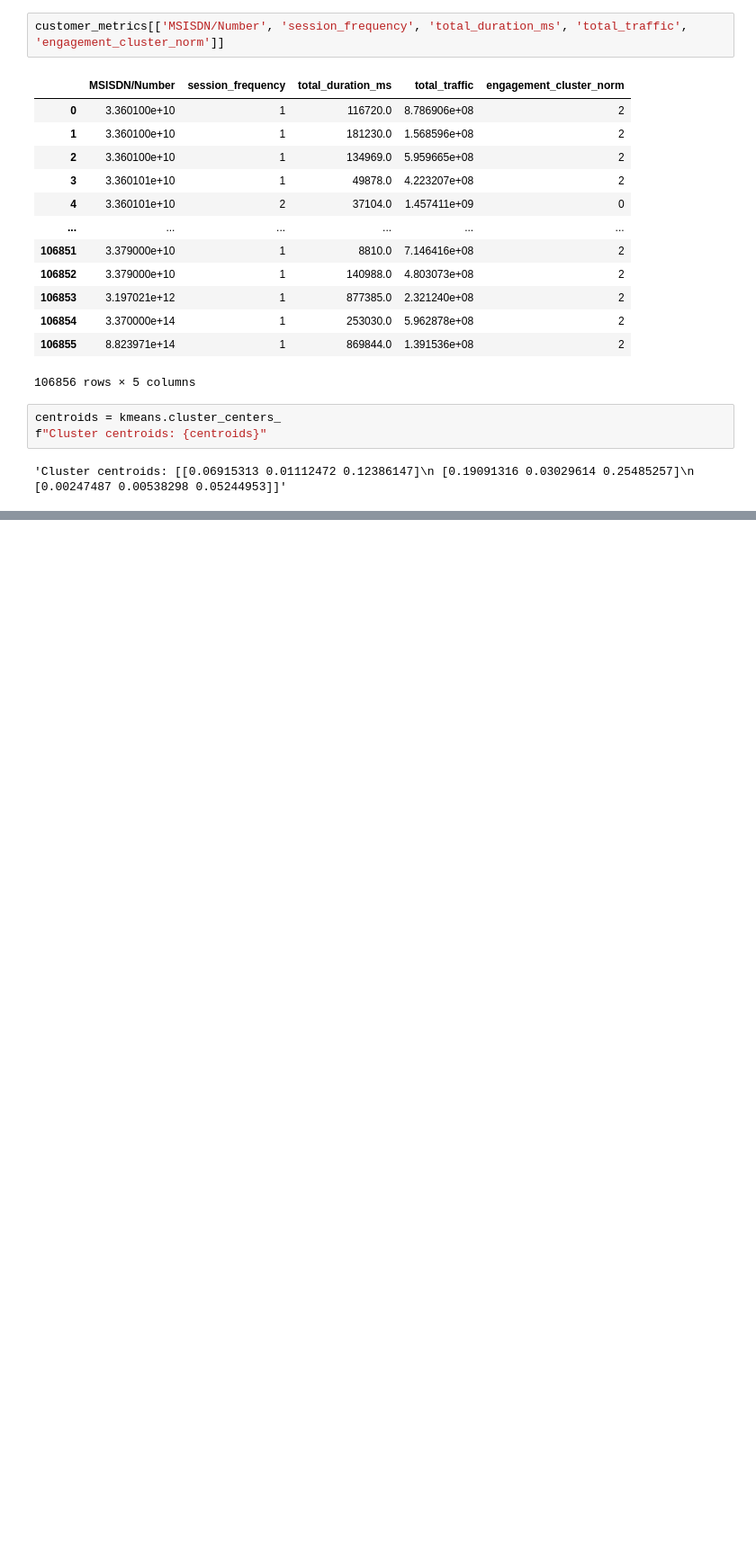
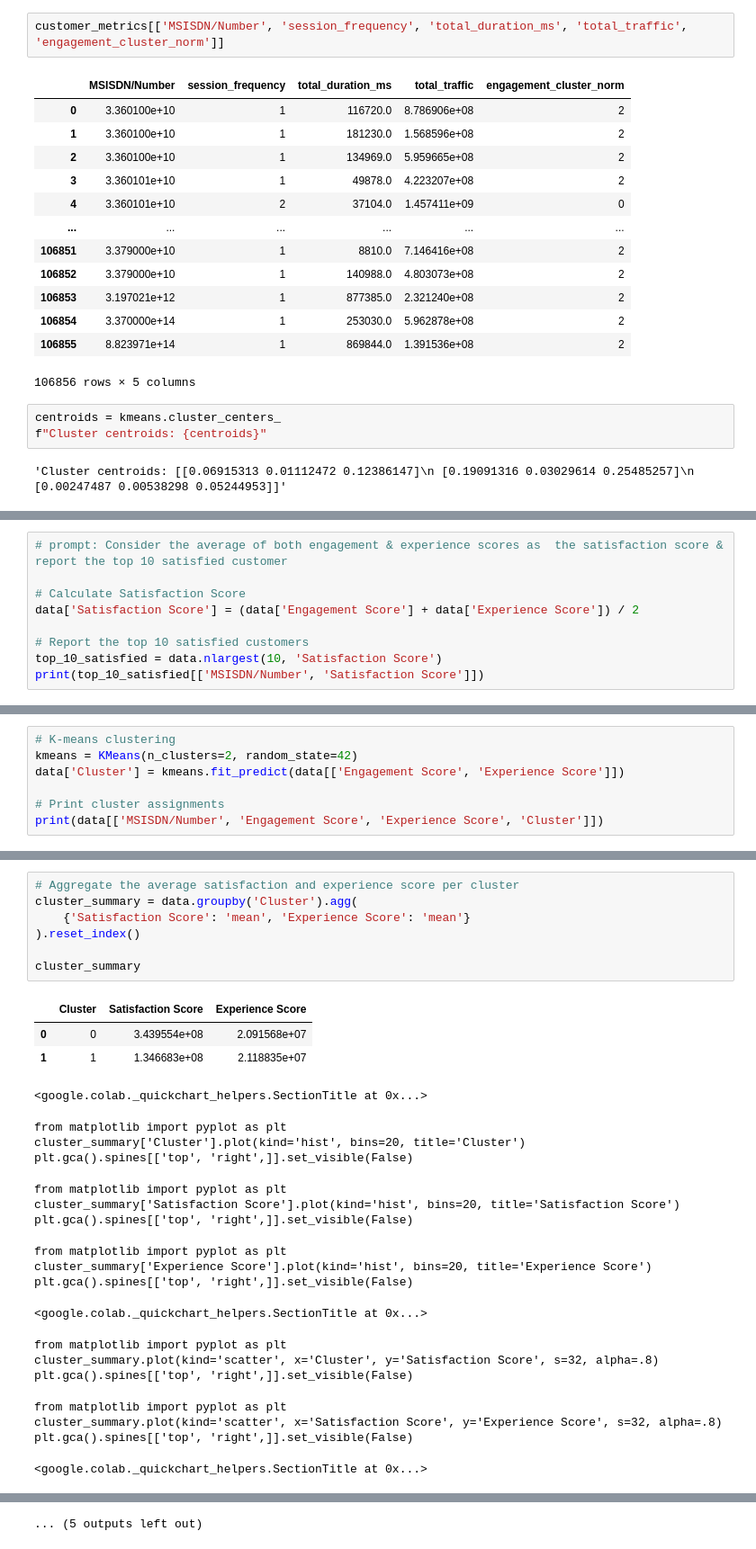
Before and after one commit to wendirad/weekTwo, a Jupyter notebook: notebooks/task_4.ipynb, the cells around one changed output, grey strips where cells are left out. Shown at 90% size. Cells and saved outputs as stored; diff of their text form; blank space fills up the shorter version.

Commit message:
(feat) satisfaction analysis

```diff
--- a/notebooks/task_4.ipynb
+++ b/notebooks/task_4.ipynb
@@ -84,0 +156,9 @@ f"Cluster centroids: {centroids}"
+# %%
+# prompt: Consider the average of both engagement & experience scores as  the satisfaction score & report the top 10 satisfied customer
+
+# Calculate Satisfaction Score
+data['Satisfaction Score'] = (data['Engagement Score'] + data['Experience Score']) / 2
+
+# Report the top 10 satisfied customers
+top_10_satisfied = data.nlargest(10, 'Satisfaction Score')
+print(top_10_satisfied[['MSISDN/Number', 'Satisfaction Score']])
@@ -84,0 +197,7 @@ f"Cluster centroids: {centroids}"
+# %%
+# K-means clustering
+kmeans = KMeans(n_clusters=2, random_state=42)
+data['Cluster'] = kmeans.fit_predict(data[['Engagement Score', 'Experience Score']])
+
+# Print cluster assignments
+print(data[['MSISDN/Number', 'Engagement Score', 'Experience Score', 'Cluster']])
@@ -84,0 +219,29 @@ f"Cluster centroids: {centroids}"
+# %%
+# Aggregate the average satisfaction and experience score per cluster
+cluster_summary = data.groupby('Cluster').agg(
+    {'Satisfaction Score': 'mean', 'Experience Score': 'mean'}
+).reset_index()
+
+cluster_summary
+# %% [output]
+|  | Cluster | Satisfaction Score | Experience Score |
+| 0 | 0 | 3.439554e+08 | 2.091568e+07 |
+| 1 | 1 | 1.346683e+08 | 2.118835e+07 |
+<google.colab._quickchart_helpers.SectionTitle at 0x...>
+from matplotlib import pyplot as plt
+cluster_summary['Cluster'].plot(kind='hist', bins=20, title='Cluster')
+plt.gca().spines[['top', 'right',]].set_visible(False)
+from matplotlib import pyplot as plt
+cluster_summary['Satisfaction Score'].plot(kind='hist', bins=20, title='Satisfaction Score')
+plt.gca().spines[['top', 'right',]].set_visible(False)
+from matplotlib import pyplot as plt
+cluster_summary['Experience Score'].plot(kind='hist', bins=20, title='Experience Score')
+plt.gca().spines[['top', 'right',]].set_visible(False)
+<google.colab._quickchart_helpers.SectionTitle at 0x...>
+from matplotlib import pyplot as plt
+cluster_summary.plot(kind='scatter', x='Cluster', y='Satisfaction Score', s=32, alpha=.8)
+plt.gca().spines[['top', 'right',]].set_visible(False)
+from matplotlib import pyplot as plt
+cluster_summary.plot(kind='scatter', x='Satisfaction Score', y='Experience Score', s=32, alpha=.8)
+plt.gca().spines[['top', 'right',]].set_visible(False)
+<google.colab._quickchart_helpers.SectionTitle at 0x...>
@@ -84,0 +297 @@ f"Cluster centroids: {centroids}"
+... (5 outputs left out)
```
Also changed, not shown: parts of 15 cells of this notebook.
